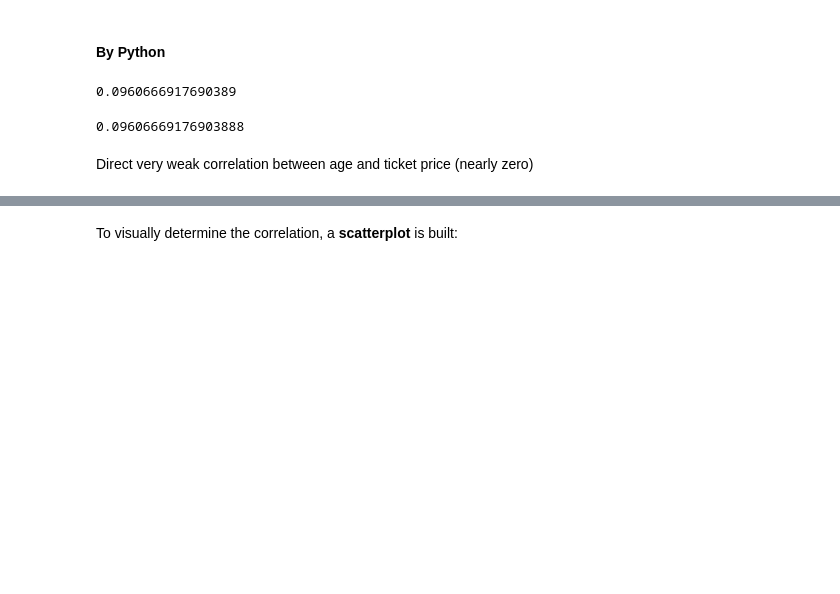
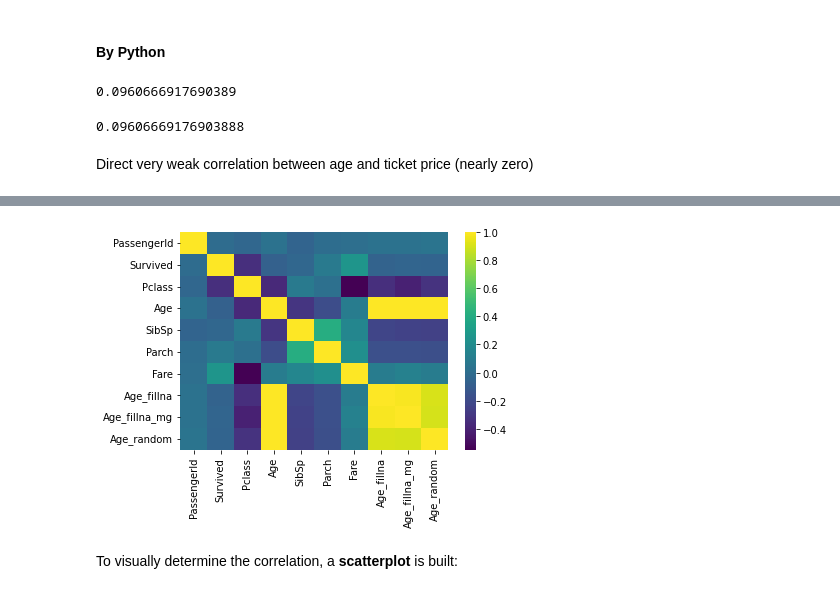
Before and after one commit to AnastasiyaMax/IR_UoL_Data_Analysis, a Jupyter notebook: week_6_nan_corr/s6_nan_corr.ipynb, the cells around one changed output, grey strips where cells are left out. Cells and saved outputs as stored; diff of their text form; code cells hidden in the pictures; blank space fills up the shorter version.

```diff
--- a/week_6_nan_corr/s6_nan_corr.ipynb
+++ b/week_6_nan_corr/s6_nan_corr.ipynb
@@ -724,3 +725,7 @@ df.corr()
+# %%
+sns.heatmap(df.corr(), cmap='viridis');
+# %% [output]
+[figure, added]
 # %% [markdown]
 To visually determine the correlation, a **scatterplot** is built:
 # %%
```
Also changed, not shown: parts of 48 cells of this notebook.
